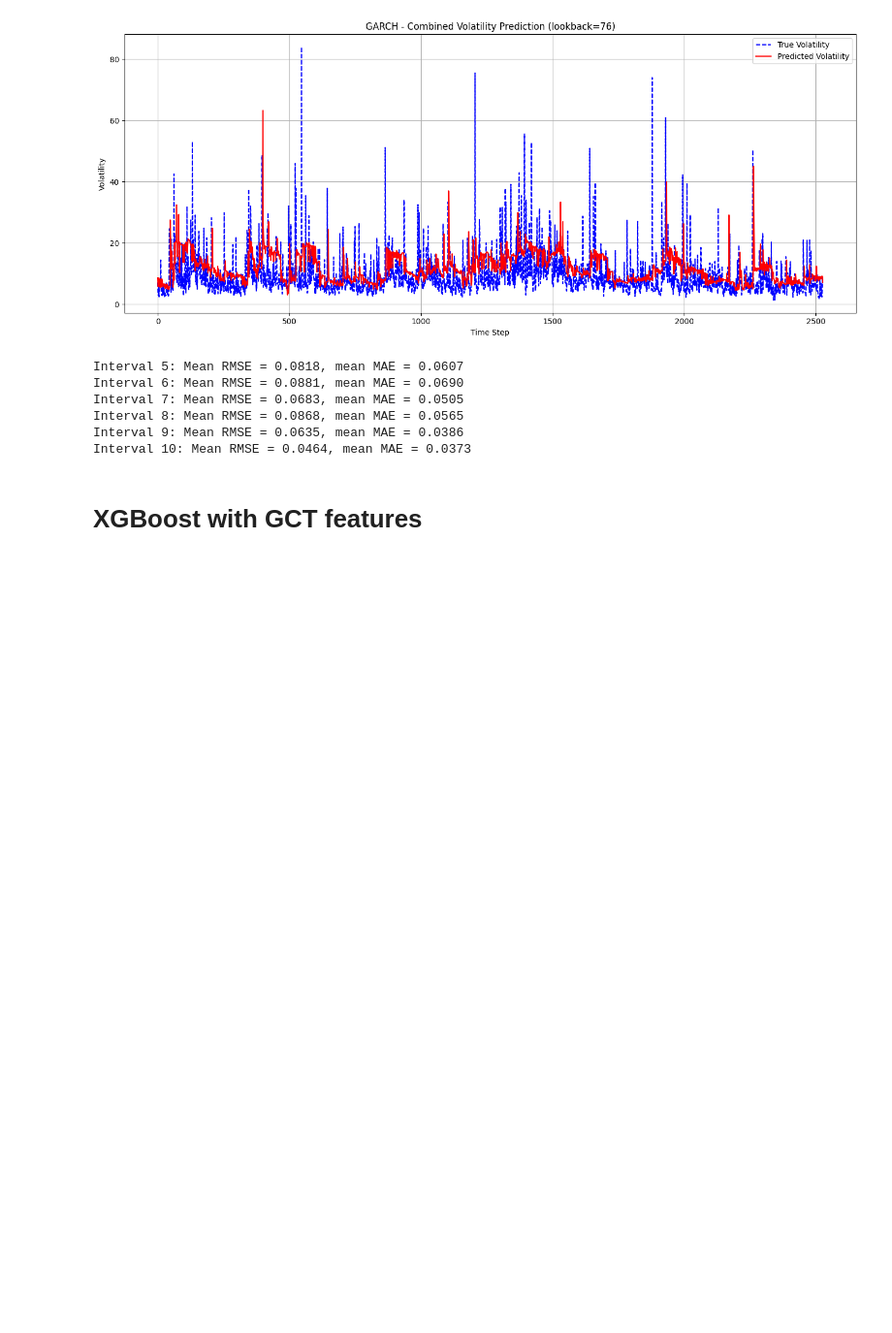
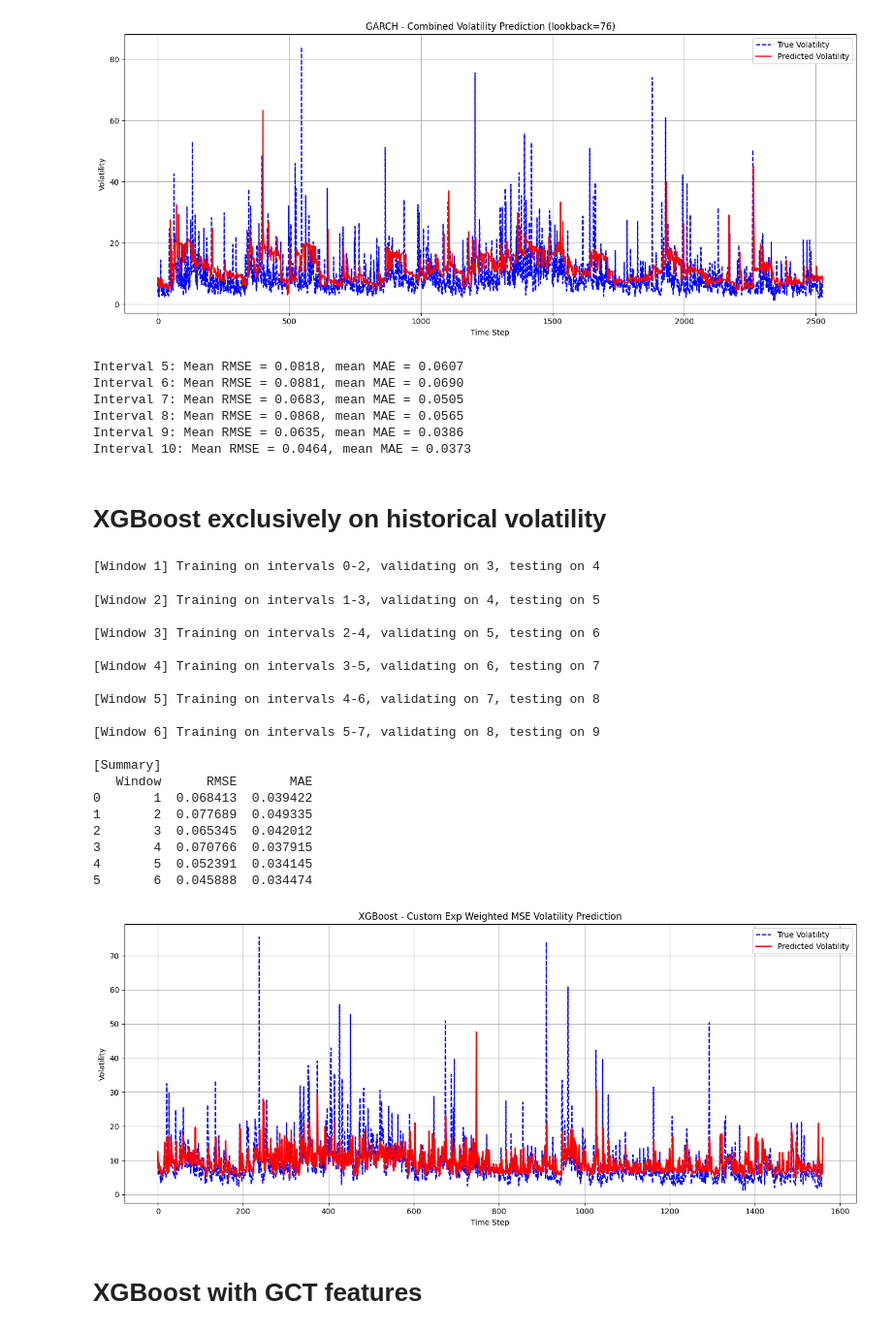
Before and after one commit to AugusteDP-git/bitcoin-volatility-forecasting, a Jupyter notebook: main.ipynb, the cells around one changed output. Shown at 97% size. Cells and saved outputs as stored; diff of their text form; code cells hidden in the pictures; blank space fills up the shorter version.

Commit message:
Adding data process + updates

```diff
--- a/main.ipynb
+++ b/main.ipynb
@@ -600,6 +598,40 @@ Interval 7: Mean RMSE = 0.0683, mean MAE = 0.0505
 Interval 8: Mean RMSE = 0.0868, mean MAE = 0.0565
 Interval 9: Mean RMSE = 0.0635, mean MAE = 0.0386
 Interval 10: Mean RMSE = 0.0464, mean MAE = 0.0373
+# %% [markdown]
+# XGBoost exclusively on historical volatility
+# %%
+from Models.XGBoost import *
+import numpy as np
+import pandas as pd
+
+df = pd.read_csv('DATA/hourly_data_ff.csv')
+
+feat_lags = {}
+
+
+results_df, all_preds, all_trues = test_xgboost(df, feat_lags = feat_lags)
+# %% [output]
+[Window 1] Training on intervals 0-2, validating on 3, testing on 4
+[Window 2] Training on intervals 1-3, validating on 4, testing on 5
+
+[Window 3] Training on intervals 2-4, validating on 5, testing on 6
+
+[Window 4] Training on intervals 3-5, validating on 6, testing on 7
+
+[Window 5] Training on intervals 4-6, validating on 7, testing on 8
+
+[Window 6] Training on intervals 5-7, validating on 8, testing on 9
+
+[Summary]
+   Window      RMSE       MAE
+0       1  0.068413  0.039422
+1       2  0.077689  0.049335
+2       3  0.065345  0.042012
+3       4  0.070766  0.037915
+4       5  0.052391  0.034145
+5       6  0.045888  0.034474
+[figure, added]
 # %% [markdown]
 # XGBoost with GCT features
 # %%
```
Also changed, not shown: parts of 2 cells of this notebook, 5 other files.
